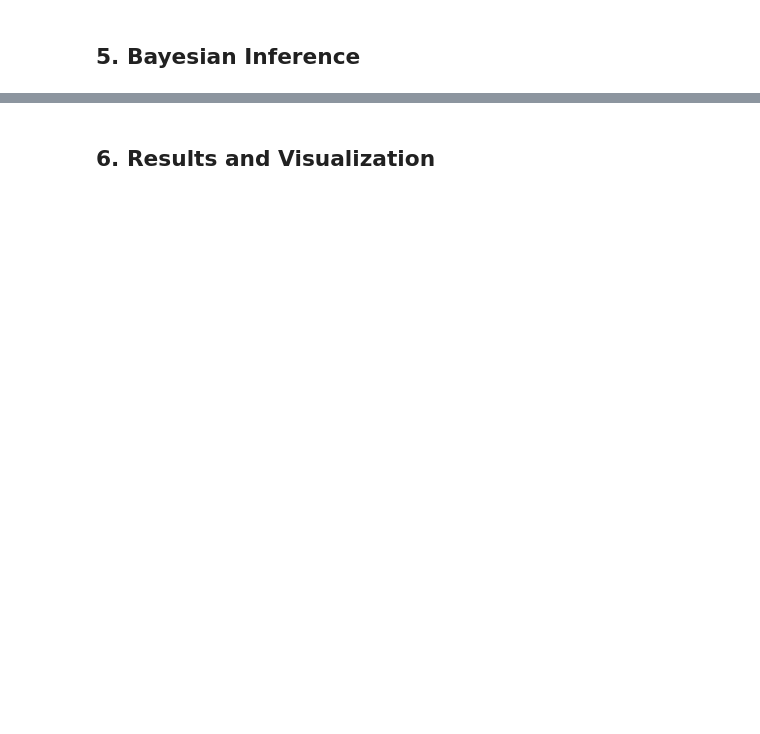
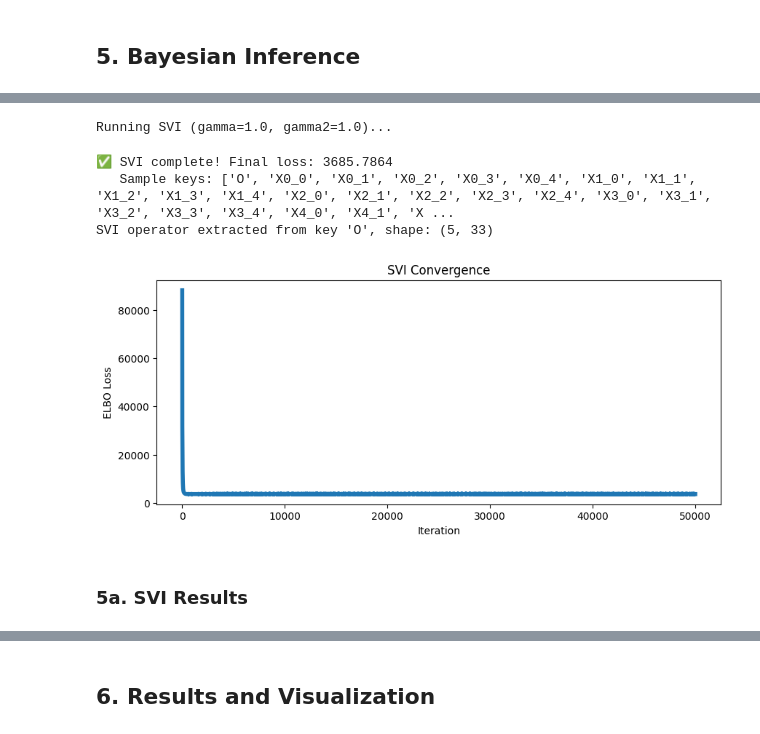
Before and after one commit to Anthony50102/probabilistic_rom_inference, a Jupyter notebook: experiments/heat/02_full_bayesian.ipynb, the cells around one changed output, grey strips where cells are left out. Saved outputs shown, nothing was run; the diff lists cells and outputs as text; code cells hidden in the pictures; blank space fills up the shorter version.

```diff
--- a/experiments/heat/02_full_bayesian.ipynb
+++ b/experiments/heat/02_full_bayesian.ipynb
@@ -188,22 +400,43 @@ bayesian_opinf_model = build_bayesian_opinf_model(
 # %%
 # Run SVI
 if RUN_SVI:
     svi_result = run_svi(
         model=bayesian_opinf_model,
         rng_key=rng_key,
         time_eval=time_eval,
         gamma=GAMMA,
         gamma2=GAMMA2,
-        num_steps=30000,
-        learning_rate=1e-4,
-        verbose=True
+        num_steps=50000,
+        learning_rate=1e-1,
+        verbose=True,
+        guide=GUIDE
     )
     samples = svi_result.samples
 
+    # Extract operator for potential MCMC initialization
+    # AutoDelta stores as 'O_auto_loc', MCMC stores as 'O'
+    O_key = next((k for k in samples.keys() if 'O' in k and 'ode' not in k.lower()), None)
+    if O_key:
+        svi_O = samples[O_key]
+        # Get point estimate (mean over samples or first sample)
+        svi_O_init = svi_O.mean(axis=0) if svi_O.ndim > 2 else svi_O[0]
+        print(f"SVI operator extracted from key '{O_key}', shape: {svi_O_init.shape}")
+    else:
+        svi_O_init = None
+        print("Warning: Could not extract O from SVI samples")
+
     # Plot loss
     plt.figure(figsize=(10, 4))
-    plt.plot(svi_result.losses)
+    plt.plot(svi_result.losses, lw=4)
     plt.xlabel('Iteration')
     plt.ylabel('ELBO Loss')
     plt.title('SVI Convergence')
     plt.show()
+# %% [output]
+Running SVI (gamma=1.0, gamma2=1.0)...
+✅ SVI complete! Final loss: 3685.7864
+   Sample keys: ['O', 'X0_0', 'X0_1', 'X0_2', 'X0_3', 'X0_4', 'X1_0', 'X1_1', 'X1_2', 'X1_3', 'X1_4', 'X2_0', 'X2_1', 'X2_2', 'X2_3', 'X2_4', 'X3_0', 'X3_1', 'X3_2', 'X3_3', 'X3_4', 'X4_0', 'X4_1', 'X ...
+SVI operator extracted from key 'O', shape: (5, 33)
+[figure, added]
+# %% [markdown]
+### 5a. SVI Results
```
Also changed, not shown: parts of 28 cells of this notebook, 4 other files.
